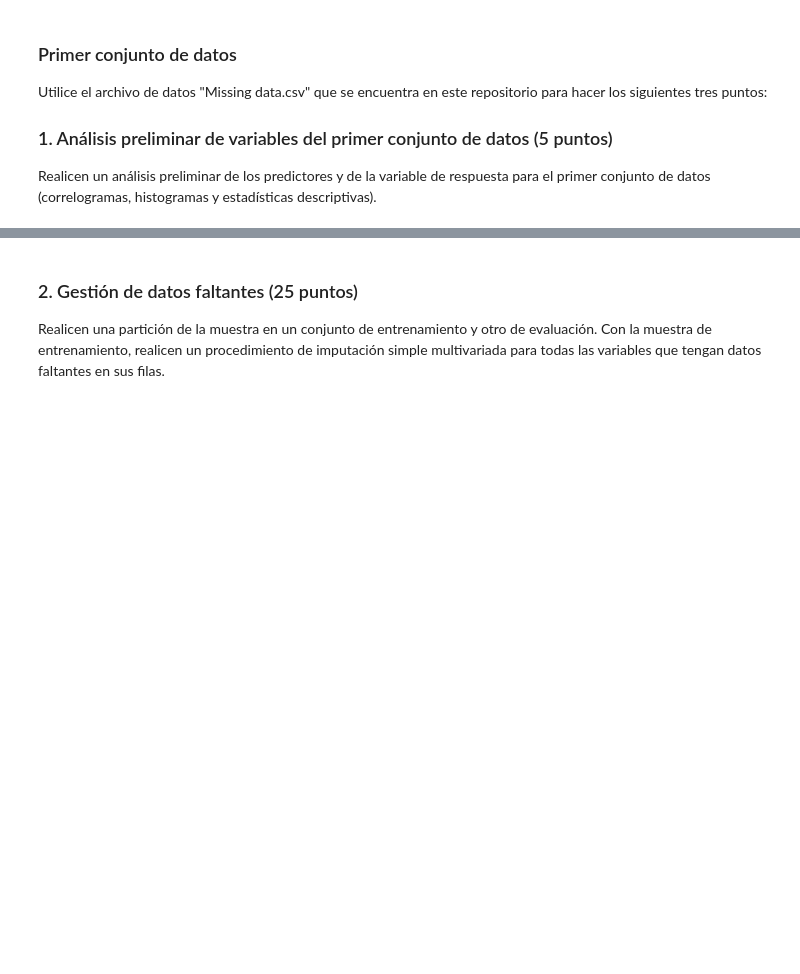
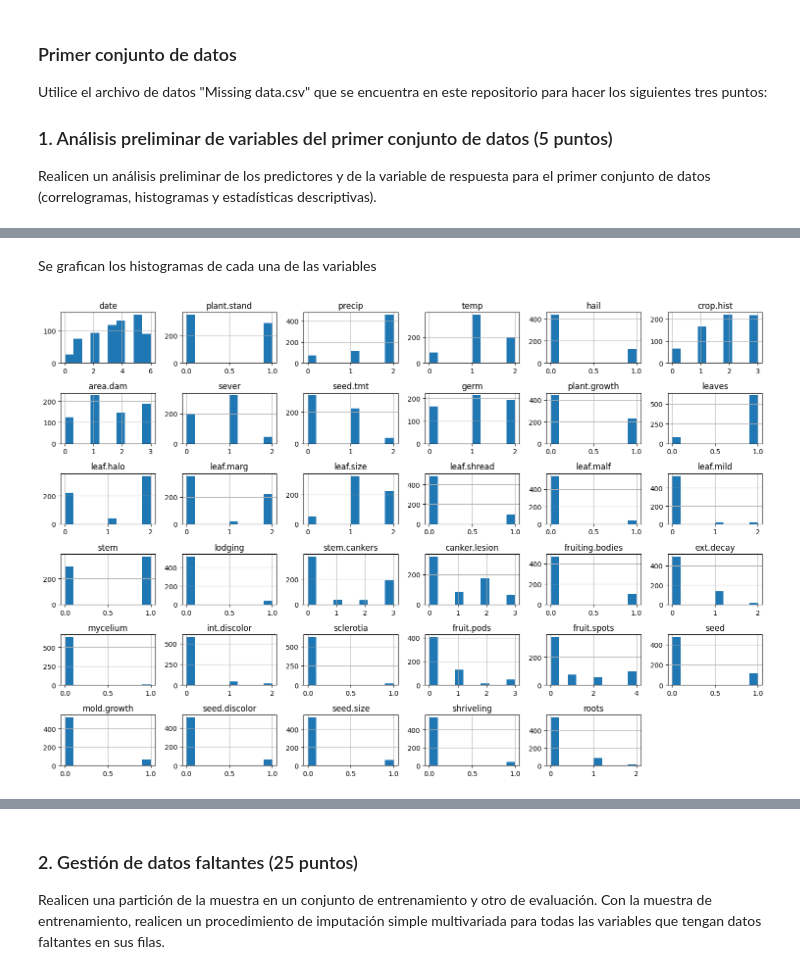
Before and after one commit to carrasquintero/Entrega_ETL, a Jupyter notebook: ML/Caso implementación de metodologías de imputación de variables e imbalanceo de clases.ipynb, the cells around one changed output, grey strips where cells are left out. Cells and saved outputs as stored; diff of their text form; code cells hidden in the pictures; blank space fills up the shorter version.

```diff
--- a/ML/Caso implementación de metodologías de imputación de variables e imbalanceo de clases.ipynb
+++ b/ML/Caso implementación de metodologías de imputación de variables e imbalanceo de clases.ipynb
@@ -53,0 +80,8 @@ Missing.head()
+# %% [markdown]
+Se grafican los histogramas de cada una de las variables
+# %%
+Missing.hist(figsize=(15, 10), bins=10)
+plt.tight_layout()
+plt.show()
+# %% [output]
+[figure, added]
```
Also changed, not shown: parts of 47 cells of this notebook.
